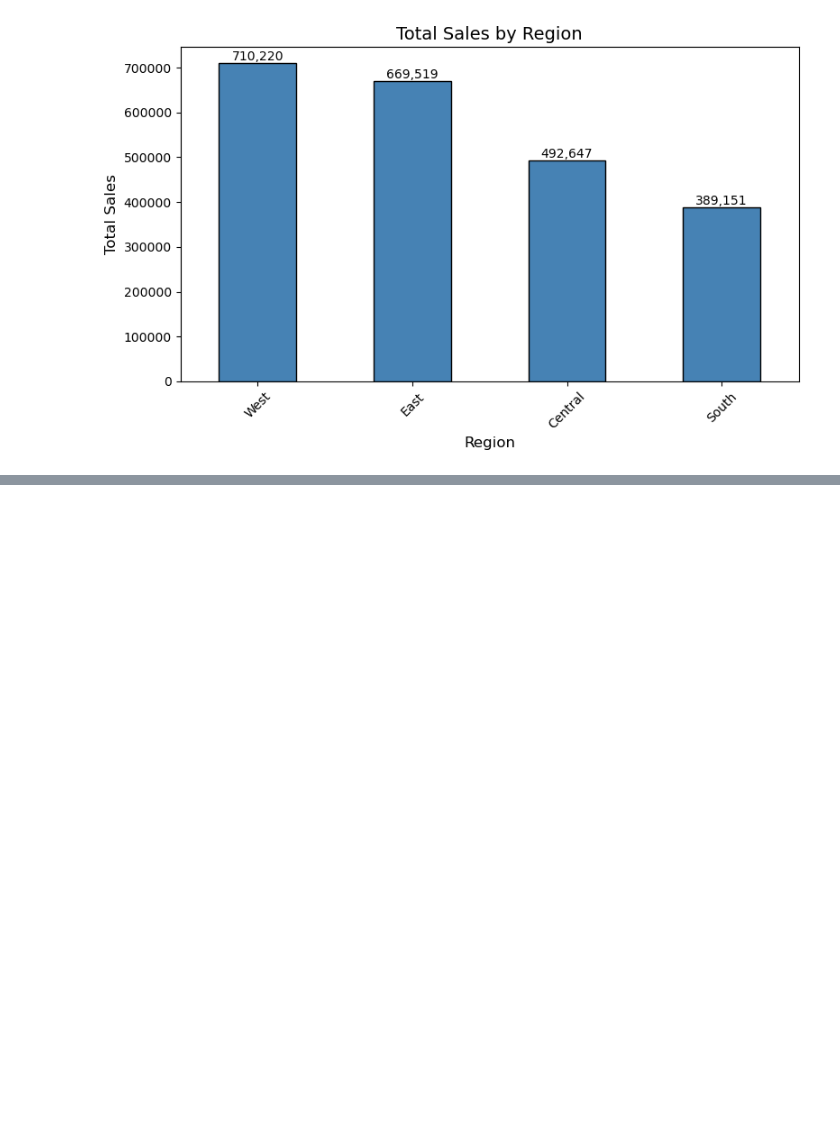
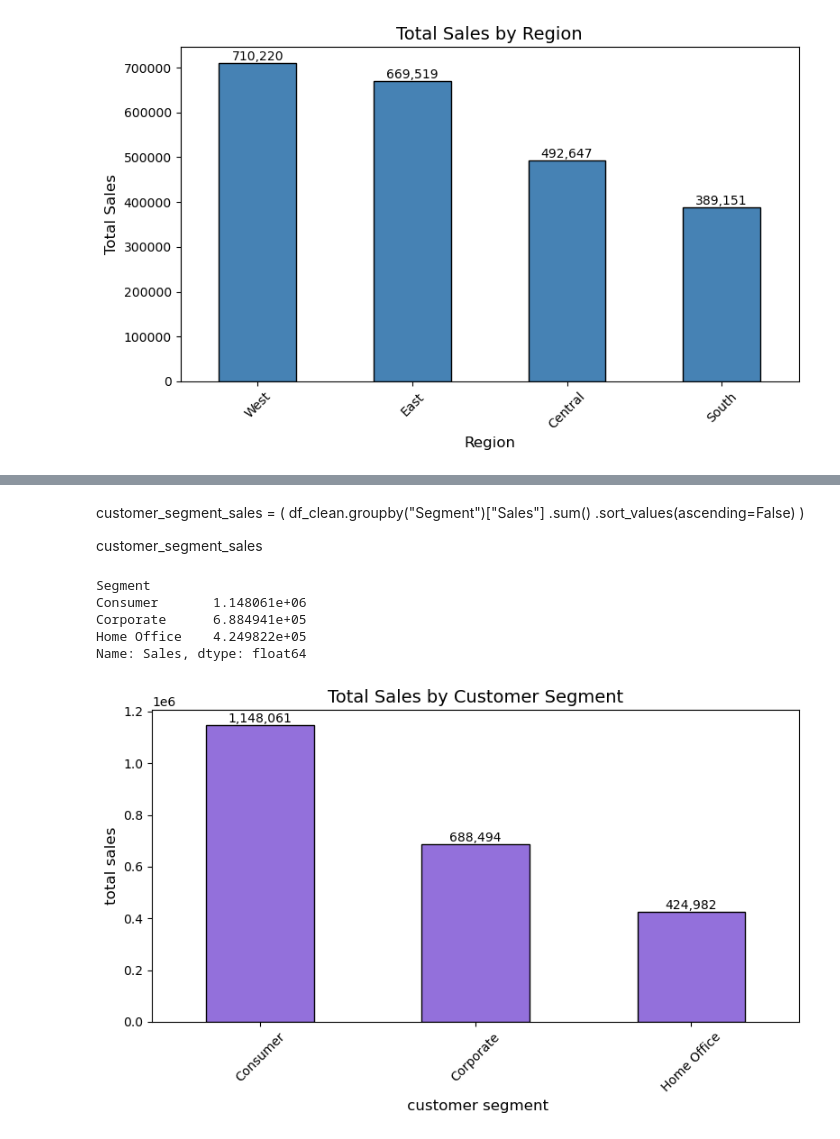
Before and after one commit to rominashamsi/Sales-Data-Analysis, a Jupyter notebook: Notebooks/analysis.ipynb, the cells around one changed output, grey strips where cells are left out. Drawn from its saved outputs; the diff is of its cells as text; code cells hidden in the pictures; blank space fills up the shorter version.

```diff
--- a/Notebooks/analysis.ipynb
+++ b/Notebooks/analysis.ipynb
@@ -407,0 +426,51 @@ plt.show()
+# %% [markdown]
+customer_segment_sales = (
+    df_clean.groupby("Segment")["Sales"]
+    .sum()
+    .sort_values(ascending=False)
+)
+
+customer_segment_sales
+# %%
+customer_segment_sales = (
+    df_clean.groupby("Segment")["Sales"]
+    .sum()
+    .sort_values(ascending=False)
+)
+
+customer_segment_sales
+# %% [output]
+Segment
+Consumer       1.148061e+06
+Corporate      6.884941e+05
+Home Office    4.249822e+05
+Name: Sales, dtype: float64
+# %%
+import matplotlib.pyplot as plt
+
+plt.figure(figsize=(8,5))
+
+ax=customer_segment_sales.plot(
+    kind="bar",
+    color="mediumpurple",
+    edgecolor="black"
+)
+
+plt.title("Total Sales by Customer Segment", fontsize=14)
+plt.xlabel(" customer segment", fontsize=12)
+plt.ylabel("total sales", fontsize=12)
+plt.xticks(rotation=45)
+
+for bar in ax.patches:
+    height=bar.get_height()
+    ax.annotate(
+        f'{height:,.0f}',
+        (bar.get_x()+bar.get_width()/2,height),
+        ha='center',
+        va='bottom',
+        fontsize=10
+    )
+plt.tight_layout()
+plt.show()
+# %% [output]
+[figure, added]
```
Also changed, not shown: parts of 3 cells of this notebook.
